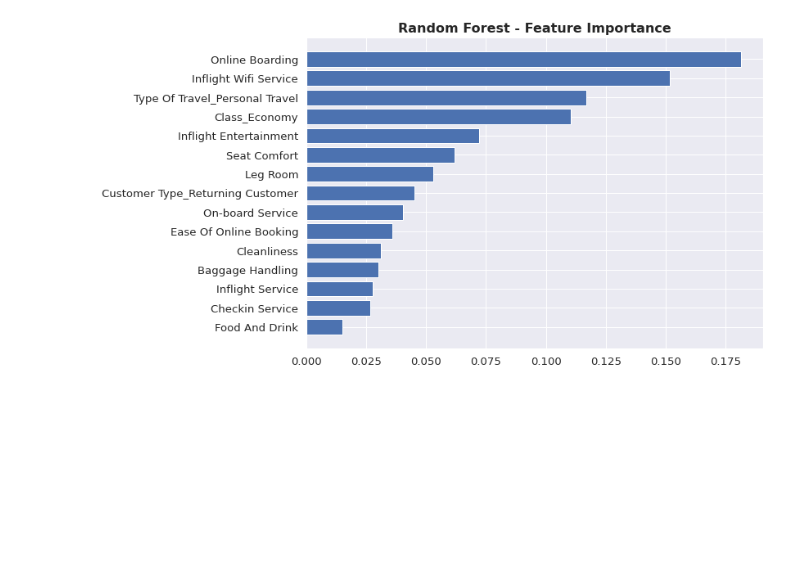
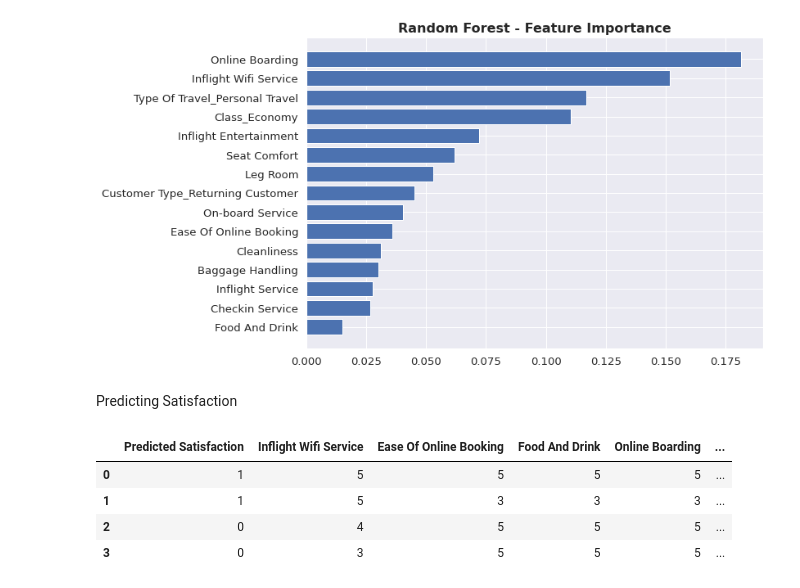
Before and after one commit to federicoding/Airline_Satisfaction, a Jupyter notebook: Airline_Satisfaction_Project.ipynb, the cells around one changed output. Cells and saved outputs as stored; diff of their text form; code cells hidden in the pictures; blank space fills up the shorter version.

```diff
--- a/Airline_Satisfaction_Project.ipynb
+++ b/Airline_Satisfaction_Project.ipynb
@@ -911,3 +911,23 @@ plt.title('Random Forest - Feature Importance',weight='bold',fontsize=16)
 plt.savefig('featureplot.png',transparent=True, bbox_inches='tight')
 # %% [output]
 [figure]
+# %% [markdown]
+Predicting Satisfaction
+# %%
+neweconomy = []
+neweconomy.append({'Inflight Wifi Service':5,'Ease Of Online Booking':5,'Food And Drink':5,'Online Boarding':5,'Seat Comfort':3,'Inflight Entertainment':3,'On-board Service':3,'Leg Room':3,'Baggage Handling':3,'Checkin Service':3,'Inflight Service':3,'Cleanliness':3,'Customer Type_Returning Customer':0,'Type Of Travel_Personal Travel':0,'Class_Economy':0})
+neweconomy.append({'Inflight Wifi Service':5,'Ease Of Online Booking':3,'Food And Drink':3,'Online Boarding':3,'Seat Comfort':3,'Inflight Entertainment':3,'On-board Service':3,'Leg Room':3,'Baggage Handling':3,'Checkin Service':3,'Inflight Service':3,'Cleanliness':3,'Customer Type_Returning Customer':0,'Type Of Travel_Personal Travel':1,'Class_Economy':1})
+neweconomy.append({'Inflight Wifi Service':4,'Ease Of Online Booking':5,'Food And Drink':5,'Online Boarding':5,'Seat Comfort':5,'Inflight Entertainment':5,'On-board Service':5,'Leg Room':5,'Baggage Handling':5,'Checkin Service':5,'Inflight Service':5,'Cleanliness':5,'Customer Type_Returning Customer':0,'Type Of Travel_Personal Travel':1,'Class_Economy':1})
+neweconomy.append({'Inflight Wifi Service':3,'Ease Of Online Booking':5,'Food And Drink':5,'Online Boarding':5,'Seat Comfort':5,'Inflight Entertainment':5,'On-board Service':5,'Leg Room':5,'Baggage Handling':5,'Checkin Service':5,'Inflight Service':5,'Cleanliness':5,'Customer Type_Returning Customer':0,'Type Of Travel_Personal Travel':1,'Class_Economy':1})
+neweconomy = pd.DataFrame(neweconomy)
+# %%
+neweconomy['Predicted Satisfaction'] = (rf.predict_proba(neweconomy)[:, 1]>=0.7).astype(int)
+neweconomy = neweconomy[['Predicted Satisfaction','Inflight Wifi Service','Ease Of Online Booking','Food And Drink','Online Boarding','Seat Comfort','Inflight Entertainment','On-board Service','Leg Room','Baggage Handling','Checkin Service','Inflight Service','Cleanliness','Customer Type_Returning Customer','Type Of Travel_Personal Travel','Class_Economy']]
+neweconomy['Predicted Satisfaction'] = neweconomy['Predicted Satisfaction'].map({0:'Neutral/Dissatisfied',1:'Satisfied'})
+neweconomy
+# %% [output]
+|  | Predicted Satisfaction | Inflight Wifi Service | Ease Of Online Booking | Food And Drink | Online Boarding | ... |
+| 0 | 1 | 5 | 5 | 5 | 5 | ... |
+| 1 | 1 | 5 | 3 | 3 | 3 | ... |
+| 2 | 0 | 4 | 5 | 5 | 5 | ... |
+| 3 | 0 | 3 | 5 | 5 | 5 | ... |
```
Also changed, not shown: parts of 4 cells of this notebook.
